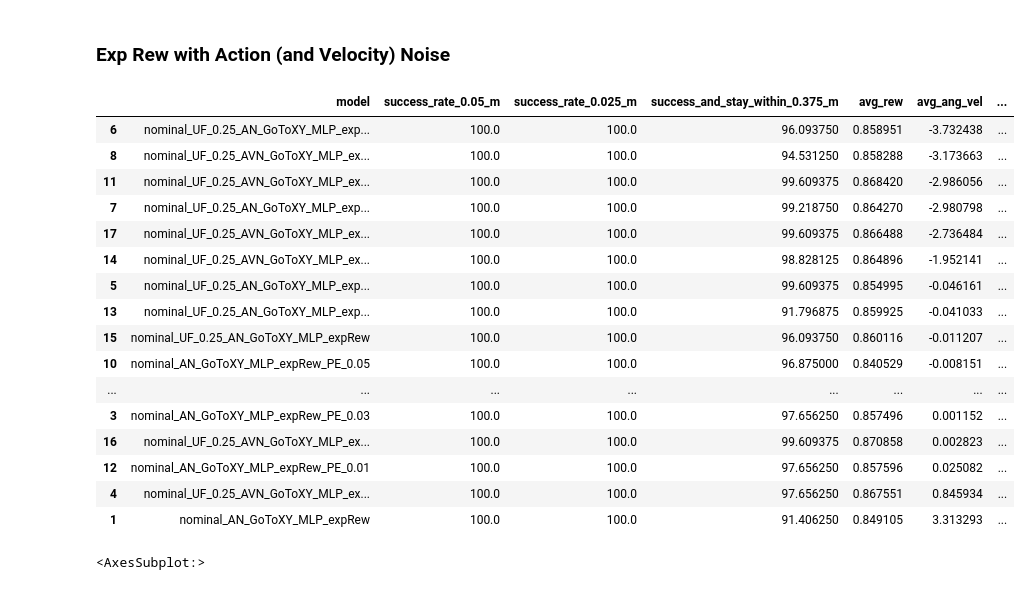
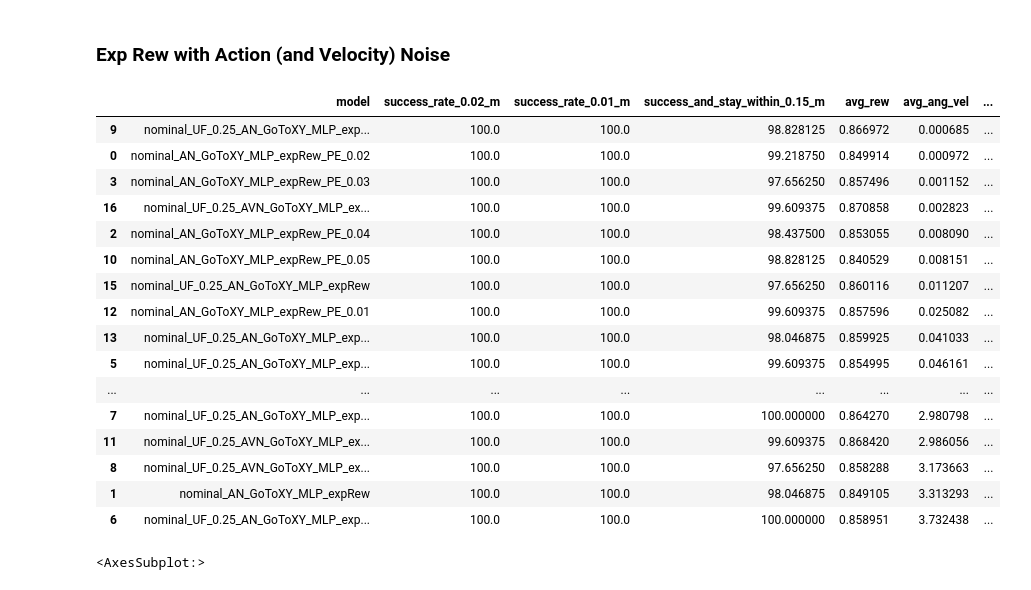
Before and after one commit to elharirymatteo/RANS, a Jupyter notebook: omniisaacgymenvs/utils/test_plots.ipynb, the cells around one changed output. Cells and saved outputs as stored; diff of their text form; code cells hidden in the pictures.

```diff
--- a/omniisaacgymenvs/utils/test_plots.ipynb
+++ b/omniisaacgymenvs/utils/test_plots.ipynb
@@ -189,28 +206,28 @@ res_multi_expR_UF
 # %% [markdown]
 ### Exp Rew with Action (and Velocity) Noise
 # %%
-res_multi_gotoXY_noise = pd.read_csv("../evaluations/icra24_noise/multi_model_performance.csv", index_col=[0])
+res_multi_gotoXY_noise = pd.read_csv("../evaluations/icra24_noise/multi_model_performance_2.csv", index_col=[0])
 res_multi_gotoXY_noise['avg_ang_vel'] = res_multi_gotoXY_noise['avg_ang_vel'].abs()
 res_multi_gotoXY_noise = res_multi_gotoXY_noise.sort_values('avg_ang_vel')
 res_multi_gotoXY_noise
 # %% [output]
-|  | model | success_rate_0.05_m | success_rate_0.025_m | success_and_stay_within_0.375_m | avg_rew | avg_ang_vel | ... |
-| 6 | nominal_UF_0.25_AN_GoToXY_MLP_exp... | 100.0 | 100.0 | 96.093750 | 0.858951 | -3.732438 | ... |
-| 8 | nominal_UF_0.25_AVN_GoToXY_MLP_ex... | 100.0 | 100.0 | 94.531250 | 0.858288 | -3.173663 | ... |
-| 11 | nominal_UF_0.25_AVN_GoToXY_MLP_ex... | 100.0 | 100.0 | 99.609375 | 0.868420 | -2.986056 | ... |
-| 7 | nominal_UF_0.25_AN_GoToXY_MLP_exp... | 100.0 | 100.0 | 99.218750 | 0.864270 | -2.980798 | ... |
-| 17 | nominal_UF_0.25_AVN_GoToXY_MLP_ex... | 100.0 | 100.0 | 99.609375 | 0.866488 | -2.736484 | ... |
-| 14 | nominal_UF_0.25_AVN_GoToXY_MLP_ex... | 100.0 | 100.0 | 98.828125 | 0.864896 | -1.952141 | ... |
-| 5 | nominal_UF_0.25_AN_GoToXY_MLP_exp... | 100.0 | 100.0 | 99.609375 | 0.854995 | -0.046161 | ... |
-| 13 | nominal_UF_0.25_AN_GoToXY_MLP_exp... | 100.0 | 100.0 | 91.796875 | 0.859925 | -0.041033 | ... |
-| 15 | nominal_UF_0.25_AN_GoToXY_MLP_expRew | 100.0 | 100.0 | 96.093750 | 0.860116 | -0.011207 | ... |
-| 10 | nominal_AN_GoToXY_MLP_expRew_PE_0.05 | 100.0 | 100.0 | 96.875000 | 0.840529 | -0.008151 | ... |
-| ... | ... | ... | ... | ... | ... | ... | ... |
+|  | model | success_rate_0.02_m | success_rate_0.01_m | success_and_stay_within_0.15_m | avg_rew | avg_ang_vel | ... |
+| 9 | nominal_UF_0.25_AN_GoToXY_MLP_exp... | 100.0 | 100.0 | 98.828125 | 0.866972 | 0.000685 | ... |
+| 0 | nominal_AN_GoToXY_MLP_expRew_PE_0.02 | 100.0 | 100.0 | 99.218750 | 0.849914 | 0.000972 | ... |
 | 3 | nominal_AN_GoToXY_MLP_expRew_PE_0.03 | 100.0 | 100.0 | 97.656250 | 0.857496 | 0.001152 | ... |
 | 16 | nominal_UF_0.25_AVN_GoToXY_MLP_ex... | 100.0 | 100.0 | 99.609375 | 0.870858 | 0.002823 | ... |
-| 12 | nominal_AN_GoToXY_MLP_expRew_PE_0.01 | 100.0 | 100.0 | 97.656250 | 0.857596 | 0.025082 | ... |
-| 4 | nominal_UF_0.25_AVN_GoToXY_MLP_ex... | 100.0 | 100.0 | 97.656250 | 0.867551 | 0.845934 | ... |
-| 1 | nominal_AN_GoToXY_MLP_expRew | 100.0 | 100.0 | 91.406250 | 0.849105 | 3.313293 | ... |
+| 2 | nominal_AN_GoToXY_MLP_expRew_PE_0.04 | 100.0 | 100.0 | 98.437500 | 0.853055 | 0.008090 | ... |
+| 10 | nominal_AN_GoToXY_MLP_expRew_PE_0.05 | 100.0 | 100.0 | 98.828125 | 0.840529 | 0.008151 | ... |
+| 15 | nominal_UF_0.25_AN_GoToXY_MLP_expRew | 100.0 | 100.0 | 97.656250 | 0.860116 | 0.011207 | ... |
+| 12 | nominal_AN_GoToXY_MLP_expRew_PE_0.01 | 100.0 | 100.0 | 99.609375 | 0.857596 | 0.025082 | ... |
+| 13 | nominal_UF_0.25_AN_GoToXY_MLP_exp... | 100.0 | 100.0 | 98.046875 | 0.859925 | 0.041033 | ... |
+| 5 | nominal_UF_0.25_AN_GoToXY_MLP_exp... | 100.0 | 100.0 | 99.609375 | 0.854995 | 0.046161 | ... |
+| ... | ... | ... | ... | ... | ... | ... | ... |
+| 7 | nominal_UF_0.25_AN_GoToXY_MLP_exp... | 100.0 | 100.0 | 100.000000 | 0.864270 | 2.980798 | ... |
+| 11 | nominal_UF_0.25_AVN_GoToXY_MLP_ex... | 100.0 | 100.0 | 99.609375 | 0.868420 | 2.986056 | ... |
+| 8 | nominal_UF_0.25_AVN_GoToXY_MLP_ex... | 100.0 | 100.0 | 97.656250 | 0.858288 | 3.173663 | ... |
+| 1 | nominal_AN_GoToXY_MLP_expRew | 100.0 | 100.0 | 98.046875 | 0.849105 | 3.313293 | ... |
+| 6 | nominal_UF_0.25_AN_GoToXY_MLP_exp... | 100.0 | 100.0 | 100.000000 | 0.858951 | 3.732438 | ... |
 # %%
 sns.heatmap(res_multi_linR.corr(), annot=True)
 # %% [output]
```
Also changed, not shown: parts of 3 cells of this notebook, 3 other files.
